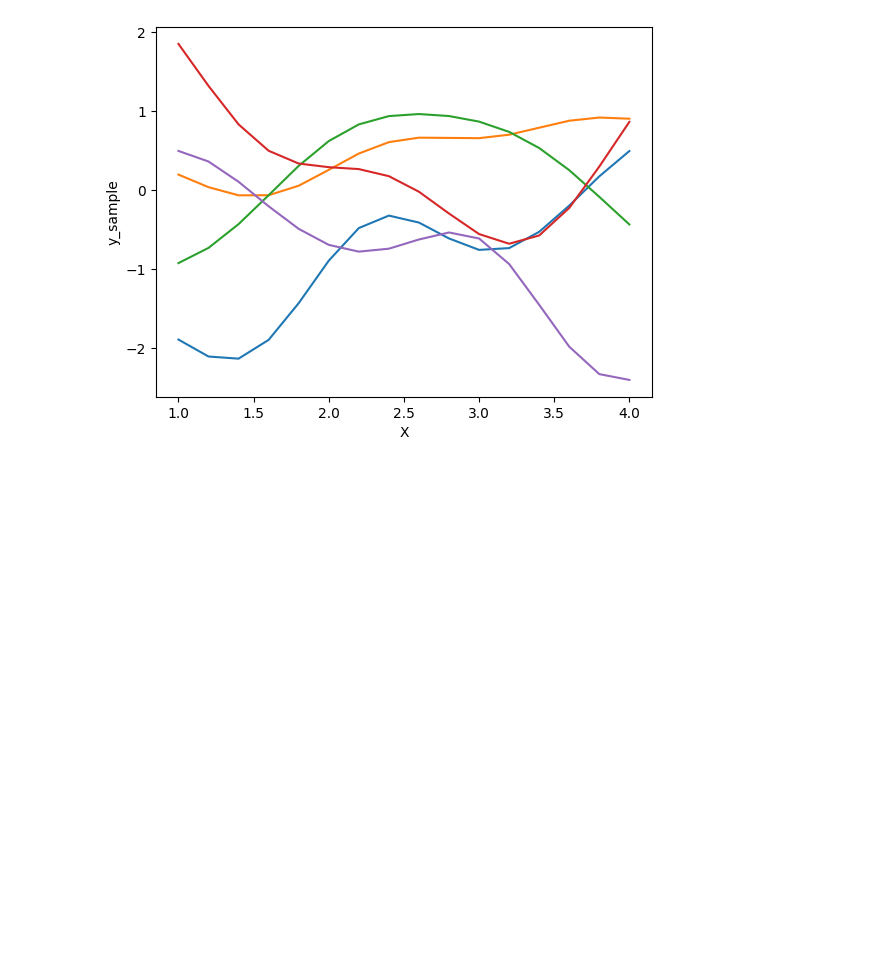
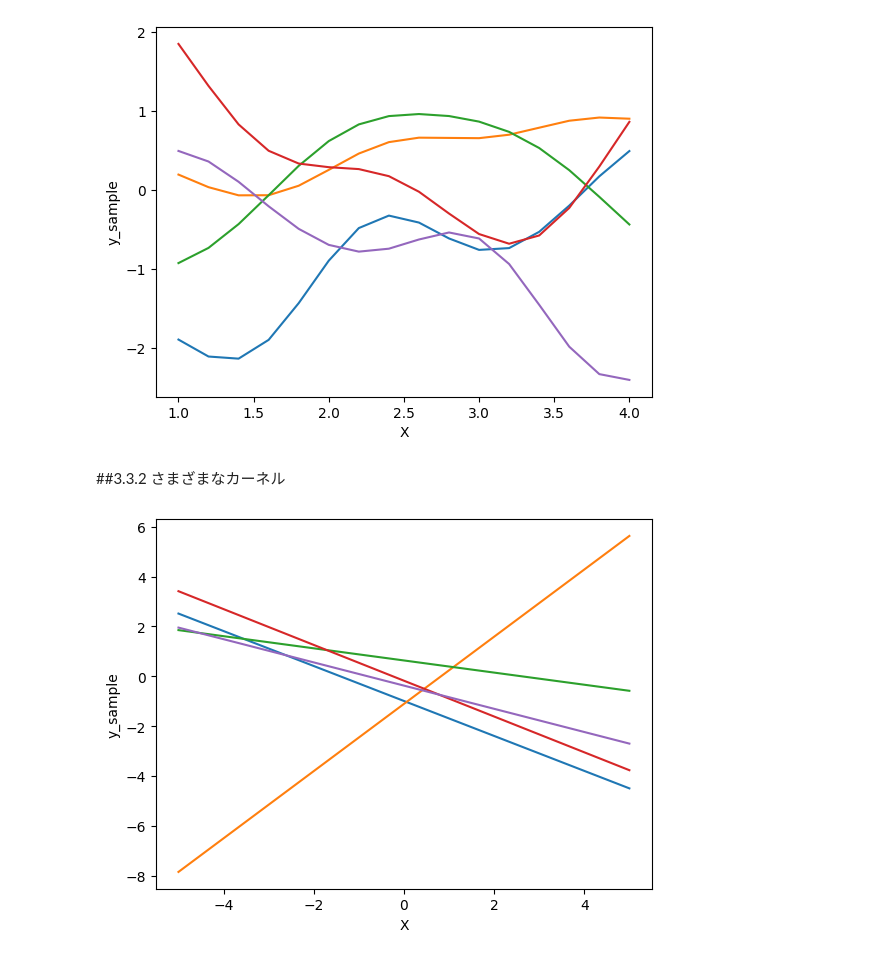
Before and after one commit to Osakana7777777/GaussianProcessAndML, a Jupyter notebook: ch03.ipynb, the cells around one changed output. Cells and saved outputs as stored; diff of their text form; code cells hidden in the pictures; blank space fills up the shorter version.

```diff
--- a/ch03.ipynb
+++ b/ch03.ipynb
@@ -122,3 +122,52 @@ for _ in range(5):
 plt.show()
 # %% [output]
 [figure]
+# %% [markdown]
+##3.3.2 さまざまなカーネル
+# %%
+#linear kernel
+def linear_kernel(x1,x2):
+  return np.dot(x1,x2)
+
+#exponential kernel
+def exp_kernel(x1,x2,theta):
+  dist=np.sqrt(np.sum((x1-x2)**2))
+  return np.exp(-dist/theta)
+
+#periodic kernel
+def periodic_kernel(x1,x2,theta_1,theta_2):
+  dist=np.sqrt(np.sum((x1-x2)**2))
+  return np.exp(theta_1*np.cos(dist/theta_2))
+# %%
+n=100
+
+X=np.linspace(-5,5,n)
+
+K=np.zeros((n,n))
+for i in range(n):
+  for j in range(n):
+    K[i,j]=linear_kernel(X[i],X[j])
+
+np.set_printoptions(precision=4,suppress=True)#eを使わないで小数を表示
+
+#plt.imshow(K)
+
+
+mu=np.zeros(n)
+sigma=K
+
+plt.figure()
+for _ in range(5):
+
+  y=np.random.multivariate_normal(mu,sigma,1)
+  #print(y_sample.shape)
+  y_sample=np.squeeze(y)
+
+
+  plt.plot(X,y_sample)
+  plt.xlabel("X")
+  plt.ylabel("y_sample")
+
+plt.show()
+# %% [output]
+[figure, added]
```
